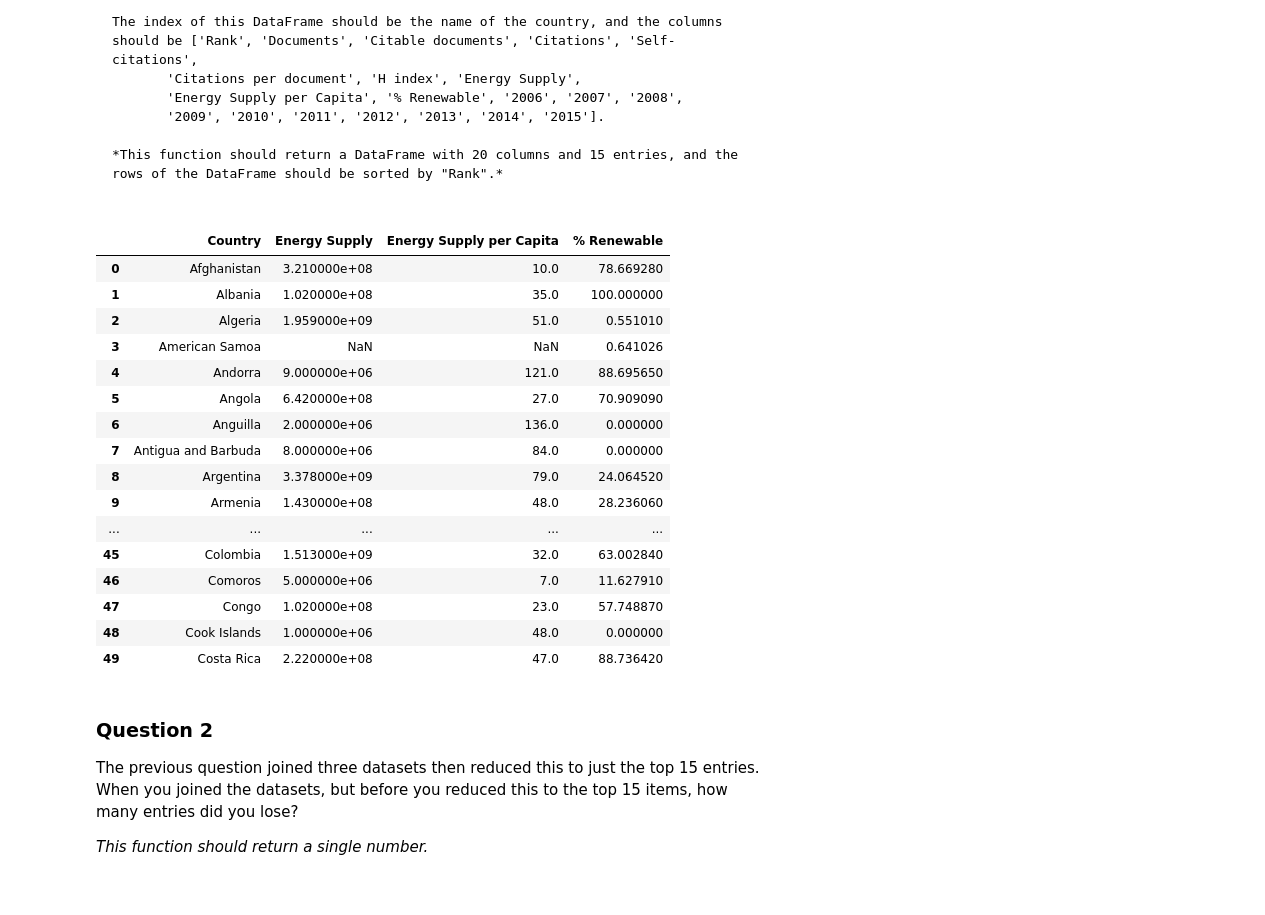
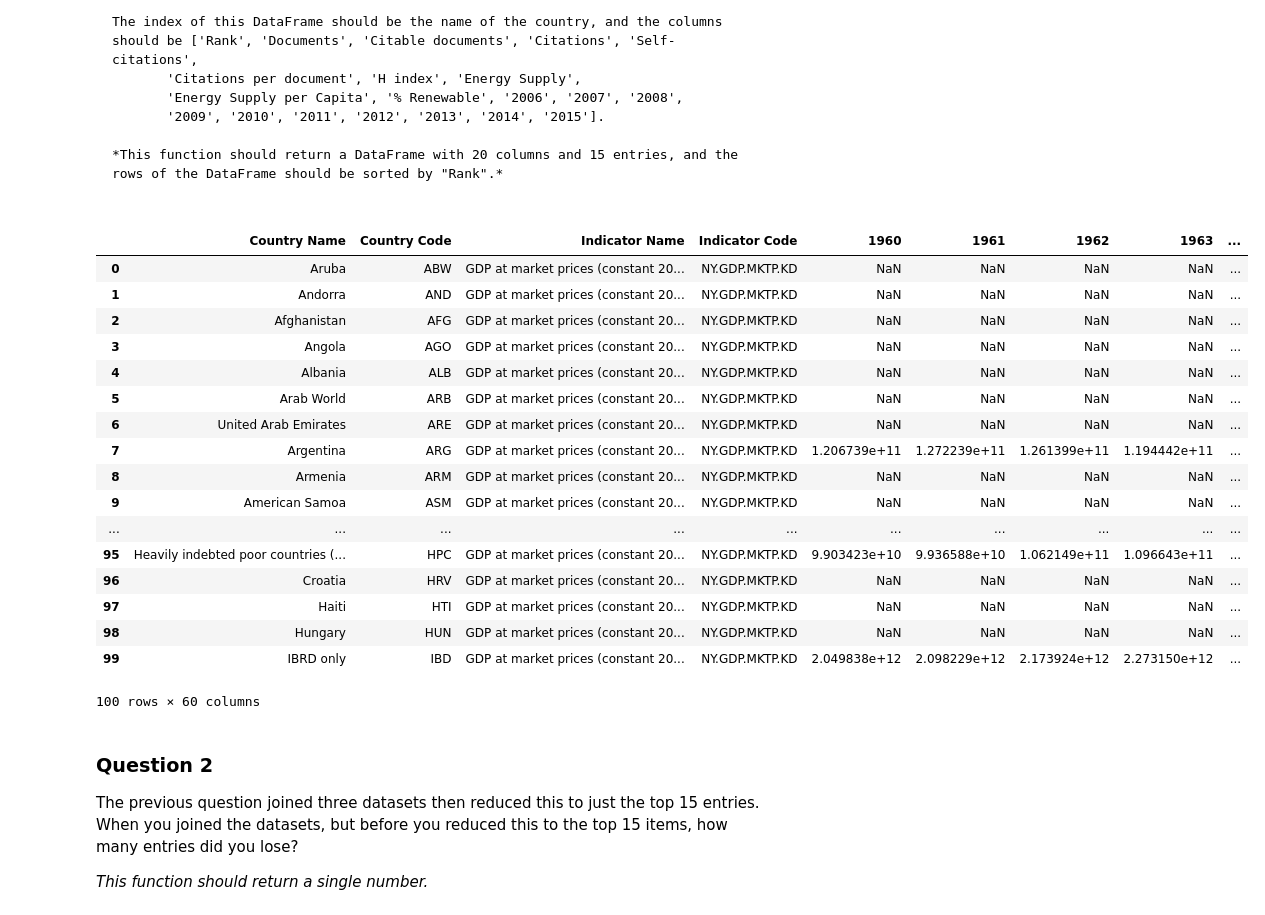
Before and after one commit to AndresColognesi/DS_IntroductionProjects, a Jupyter notebook: A3_DataManipulation/assignment3.ipynb, the cells around one changed output. Saved outputs shown, nothing was run; the diff lists cells and outputs as text; code cells hidden in the pictures.

Commit message:
feat: A3 - Load and treat GDP dataset Q1

```diff
--- a/A3_DataManipulation/assignment3.ipynb
+++ b/A3_DataManipulation/assignment3.ipynb
@@ -56,53 +56,62 @@ def answer_one():
     # Load energy data without heading and footer and starting from 3rd column:
     Energy = pd.read_excel("assets/Energy Indicators.xls", header=17, skipfooter=38, usecols="C:F")
 
     # Renaming columns
     Energy.columns = ['Country', 'Energy Supply', 'Energy Supply per Capita', '% Renewable']
     # Convert non-numeric data to NaN:
     Energy['Energy Supply'] = Energy['Energy Supply'].apply(lambda x: np.NaN if x=='...' else x)
     Energy['Energy Supply per Capita'] = Energy['Energy Supply per Capita'].apply(lambda x: np.NaN if x=='...' else x)
 
     # Padronize data from petajoule to gigajoule:
     Energy['Energy Supply'] *= 10**6
 
     # Remove numbers from country names:
     Energy['Country'] = Energy['Country'].str.replace('\d+', '')
     # Remove paranthesis content from country names:
     Energy['Country'] = Energy['Country'].str.replace('\s\(.+\)', '')
     # Rename countries:
-    map = {"Republic of Korea": "South Korea",
+    map_energy = {"Republic of Korea": "South Korea",
            "United States of America": "United States",
            "United Kingdom of Great Britain and Northern Ireland": "United Kingdom",
            "China, Hong Kong Special Administrative Region": "Hong Kong"}
-    Energy.Country.replace(map, inplace=True)
+    Energy['Country'].replace(map_energy, inplace=True)
 
 
     ##############
     ## GDP Data ##
     ##############
 
+    # Load GDP data without heading:
+    GDP = pd.read_csv("assets/world_bank.csv", header=4)
 
-    return Energy.head(50)
+    # Rename countries:
+    map_gdp = {"Korea, Rep.": "South Korea",
+               "Iran, Islamic Rep.": "Iran",
+               "Hong Kong SAR, China": "Hong Kong"}
+    GDP['Country Name'].replace(map_gdp, inplace=True)
+
+    return GDP.head(100)
 
 answer_one()
 # %% [output]
-|  | Country | Energy Supply | Energy Supply per Capita | % Renewable |
-| 0 | Afghanistan | 3.210000e+08 | 10.0 | 78.669280 |
-| 1 | Albania | 1.020000e+08 | 35.0 | 100.000000 |
-| 2 | Algeria | 1.959000e+09 | 51.0 | 0.551010 |
-| 3 | American Samoa | NaN | NaN | 0.641026 |
-| 4 | Andorra | 9.000000e+06 | 121.0 | 88.695650 |
-| 5 | Angola | 6.420000e+08 | 27.0 | 70.909090 |
-| 6 | Anguilla | 2.000000e+06 | 136.0 | 0.000000 |
-| 7 | Antigua and Barbuda | 8.000000e+06 | 84.0 | 0.000000 |
-| 8 | Argentina | 3.378000e+09 | 79.0 | 24.064520 |
-| 9 | Armenia | 1.430000e+08 | 48.0 | 28.236060 |
-| ... | ... | ... | ... | ... |
-| 45 | Colombia | 1.513000e+09 | 32.0 | 63.002840 |
-| 46 | Comoros | 5.000000e+06 | 7.0 | 11.627910 |
-| 47 | Congo | 1.020000e+08 | 23.0 | 57.748870 |
-| 48 | Cook Islands | 1.000000e+06 | 48.0 | 0.000000 |
-| 49 | Costa Rica | 2.220000e+08 | 47.0 | 88.736420 |
+|  | Country Name | Country Code | Indicator Name | Indicator Code | 1960 | 1961 | 1962 | 1963 | ... |
+| 0 | Aruba | ABW | GDP at market prices (constant 20... | NY.GDP.MKTP.KD | NaN | NaN | NaN | NaN | ... |
+| 1 | Andorra | AND | GDP at market prices (constant 20... | NY.GDP.MKTP.KD | NaN | NaN | NaN | NaN | ... |
+| 2 | Afghanistan | AFG | GDP at market prices (constant 20... | NY.GDP.MKTP.KD | NaN | NaN | NaN | NaN | ... |
+| 3 | Angola | AGO | GDP at market prices (constant 20... | NY.GDP.MKTP.KD | NaN | NaN | NaN | NaN | ... |
+| 4 | Albania | ALB | GDP at market prices (constant 20... | NY.GDP.MKTP.KD | NaN | NaN | NaN | NaN | ... |
+| 5 | Arab World | ARB | GDP at market prices (constant 20... | NY.GDP.MKTP.KD | NaN | NaN | NaN | NaN | ... |
+| 6 | United Arab Emirates | ARE | GDP at market prices (constant 20... | NY.GDP.MKTP.KD | NaN | NaN | NaN | NaN | ... |
+| 7 | Argentina | ARG | GDP at market prices (constant 20... | NY.GDP.MKTP.KD | 1.206739e+11 | 1.272239e+11 | 1.261399e+11 | 1.194442e+11 | ... |
+| 8 | Armenia | ARM | GDP at market prices (constant 20... | NY.GDP.MKTP.KD | NaN | NaN | NaN | NaN | ... |
+| 9 | American Samoa | ASM | GDP at market prices (constant 20... | NY.GDP.MKTP.KD | NaN | NaN | NaN | NaN | ... |
+| ... | ... | ... | ... | ... | ... | ... | ... | ... | ... |
+| 95 | Heavily indebted poor countries (... | HPC | GDP at market prices (constant 20... | NY.GDP.MKTP.KD | 9.903423e+10 | 9.936588e+10 | 1.062149e+11 | 1.096643e+11 | ... |
+| 96 | Croatia | HRV | GDP at market prices (constant 20... | NY.GDP.MKTP.KD | NaN | NaN | NaN | NaN | ... |
+| 97 | Haiti | HTI | GDP at market prices (constant 20... | NY.GDP.MKTP.KD | NaN | NaN | NaN | NaN | ... |
+| 98 | Hungary | HUN | GDP at market prices (constant 20... | NY.GDP.MKTP.KD | NaN | NaN | NaN | NaN | ... |
+| 99 | IBRD only | IBD | GDP at market prices (constant 20... | NY.GDP.MKTP.KD | 2.049838e+12 | 2.098229e+12 | 2.173924e+12 | 2.273150e+12 | ... |
+100 rows × 60 columns
 # %%
 assert type(answer_one()) == pd.DataFrame, "Q1: You should return a DataFrame!"
 
```
